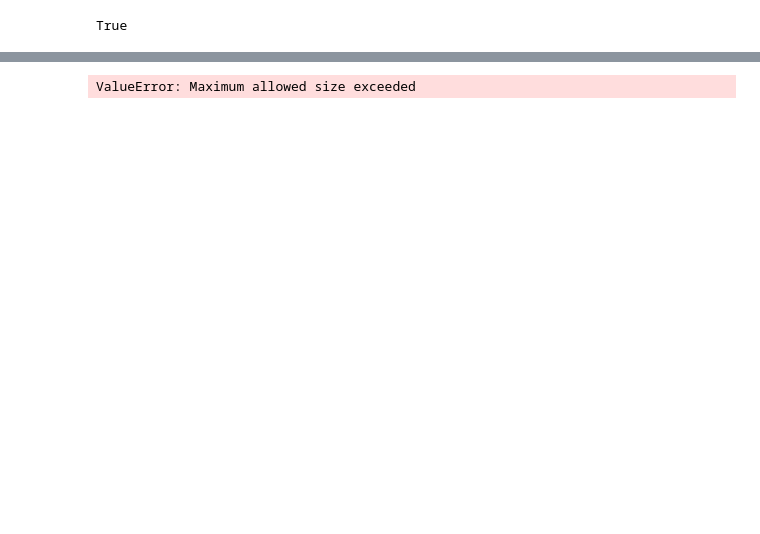
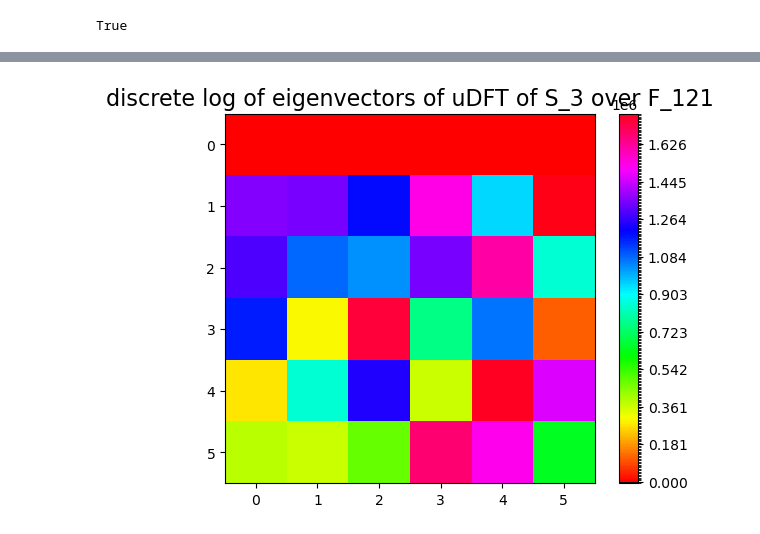
Before and after one commit to jacksonwalters/dft-finite-groups, a Jupyter notebook: symmetric_group/unitary_dft_over_finite_fields.ipynb, the cells around one changed output, grey strips where cells are left out. Drawn from its saved outputs; the diff is of its cells as text; code cells hidden in the pictures; blank space fills up the shorter version.

```diff
--- a/symmetric_group/unitary_dft_over_finite_fields.ipynb
+++ b/symmetric_group/unitary_dft_over_finite_fields.ipynb
@@ -227,8 +224,8 @@ KeyboardInterrupt:
 # %%
 #plot the discrete log of the eigenvector matrix P
-plot_discrete_log(L,log_P)
+plot_discrete_log(L,log_P,path=title=f"discrete log of eigenvectors of uDFT of S_{n} over F_{q**2}")
 # %% [output]
-ValueError: Maximum allowed size exceeded
+[figure, added]
 # %%
 def dump_discrete_log(L, P):
     """
```
Also changed, not shown: parts of 15 cells of this notebook, 12 other files.
